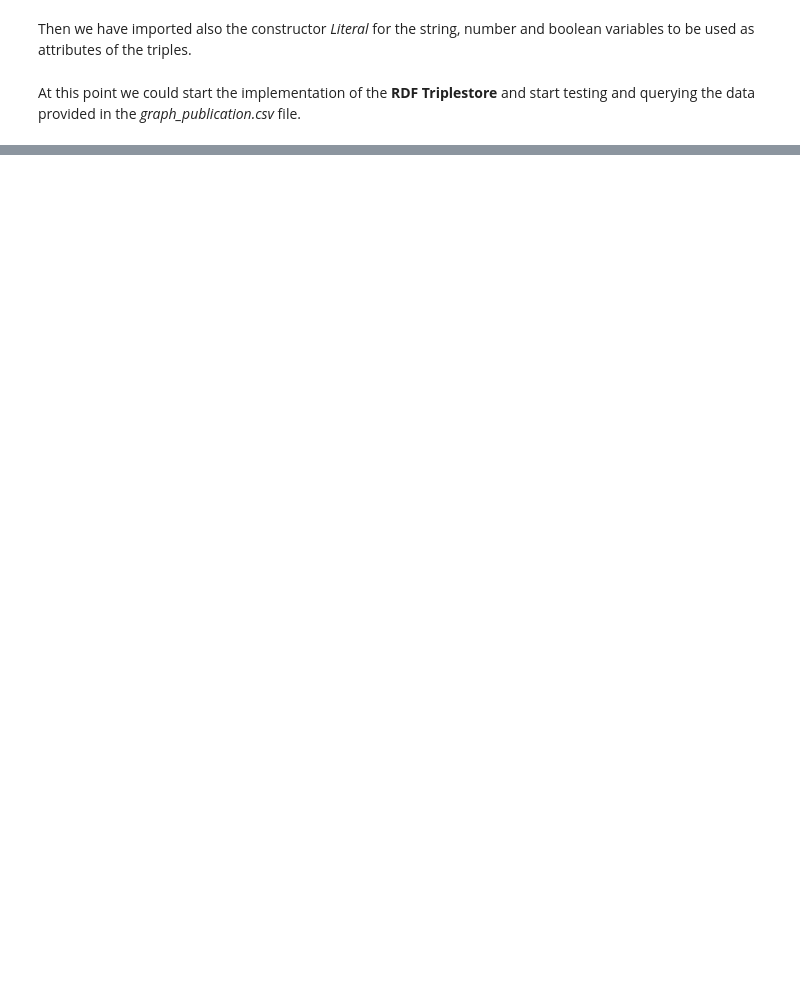
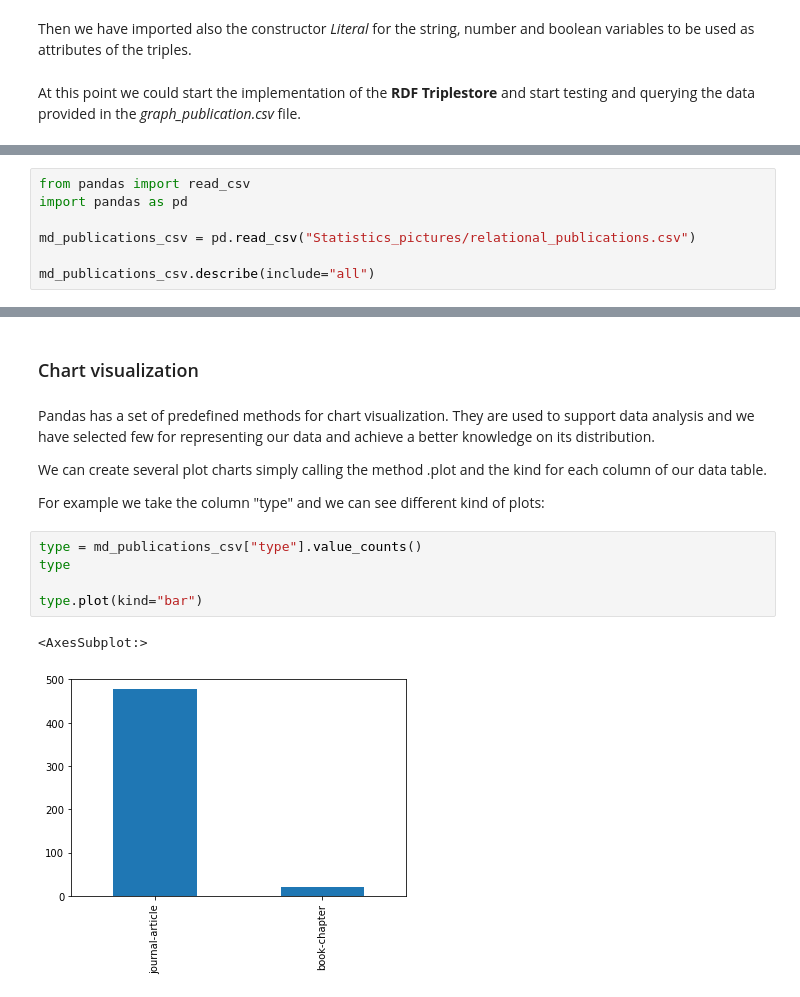
Before and after one commit to lelax/D_Sign_Data, a Jupyter notebook: D_Sign_Data_Doc.ipynb, the cells around one changed output, grey strips where cells are left out. Drawn from its saved outputs; the diff is of its cells as text; blank space fills up the shorter version.

```diff
--- a/D_Sign_Data_Doc.ipynb
+++ b/D_Sign_Data_Doc.ipynb
@@ -286,0 +180,7 @@ Then we added for each method a function calling it and appending all the result
+# %%
+from pandas import read_csv
+import pandas as pd
+
+md_publications_csv = pd.read_csv("Statistics_pictures/relational_publications.csv")
+
+md_publications_csv.describe(include="all")
@@ -286,0 +286,17 @@ Then we added for each method a function calling it and appending all the result
+# %% [markdown]
+<h3>Chart visualization</h3>
+# %% [markdown]
+Pandas has a set of predefined methods for chart visualization.
+They are used to support data analysis and we have selected few for representing our data and achieve a better knowledge on its distribution.
+
+We can create several plot charts simply calling the method .plot and the kind for each column of our data table.
+
+For example we take the column "type" and we can see different kind of plots:
+# %%
+type = md_publications_csv["type"].value_counts()
+type
+
+type.plot(kind="bar")
+# %% [output]
+<AxesSubplot:>
+[figure, added]
```
Also changed, not shown: parts of 67 cells of this notebook, 5 other files.
